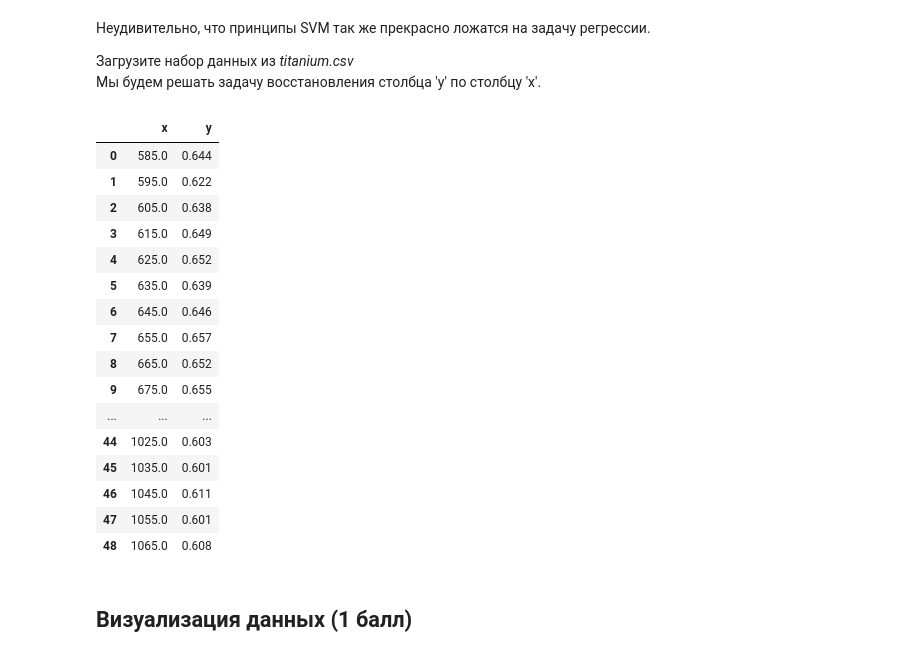
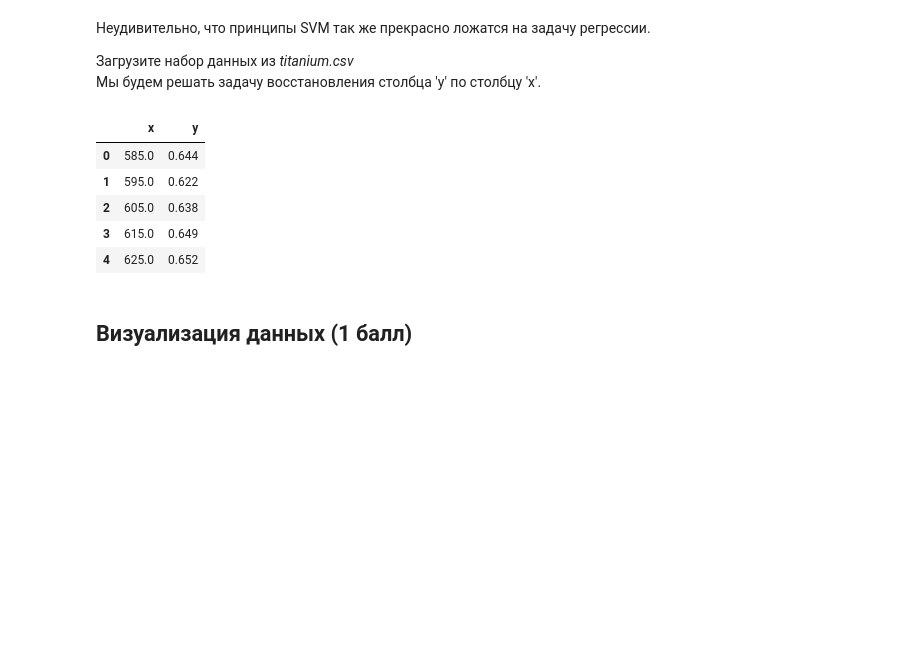
Before and after one commit to rudolphyo/ML-Python, a Jupyter notebook: hw1_svm.ipynb, the cells around one changed output. Cells and saved outputs as stored; diff of their text form; code cells hidden in the pictures; blank space fills up the shorter version.

```diff
--- a/hw1_svm.ipynb
+++ b/hw1_svm.ipynb
@@ -39,26 +40,15 @@ plt.style.use('ggplot')
 # %%
 titanium = pd.read_csv("titanium.csv")
 titan_data = titanium.x
 titan_target = titanium.y
-titanium
+titanium.head()
 # %% [output]
 |  | x | y |
 | 0 | 585.0 | 0.644 |
 | 1 | 595.0 | 0.622 |
 | 2 | 605.0 | 0.638 |
 | 3 | 615.0 | 0.649 |
 | 4 | 625.0 | 0.652 |
-| 5 | 635.0 | 0.639 |
-| 6 | 645.0 | 0.646 |
-| 7 | 655.0 | 0.657 |
-| 8 | 665.0 | 0.652 |
-| 9 | 675.0 | 0.655 |
-| ... | ... | ... |
-| 44 | 1025.0 | 0.603 |
-| 45 | 1035.0 | 0.601 |
-| 46 | 1045.0 | 0.611 |
-| 47 | 1055.0 | 0.601 |
-| 48 | 1065.0 | 0.608 |
 # %% [markdown]
 ## Визуализация данных (1 балл)
 # %% [markdown]
```
Also changed, not shown: parts of 18 cells of this notebook.
